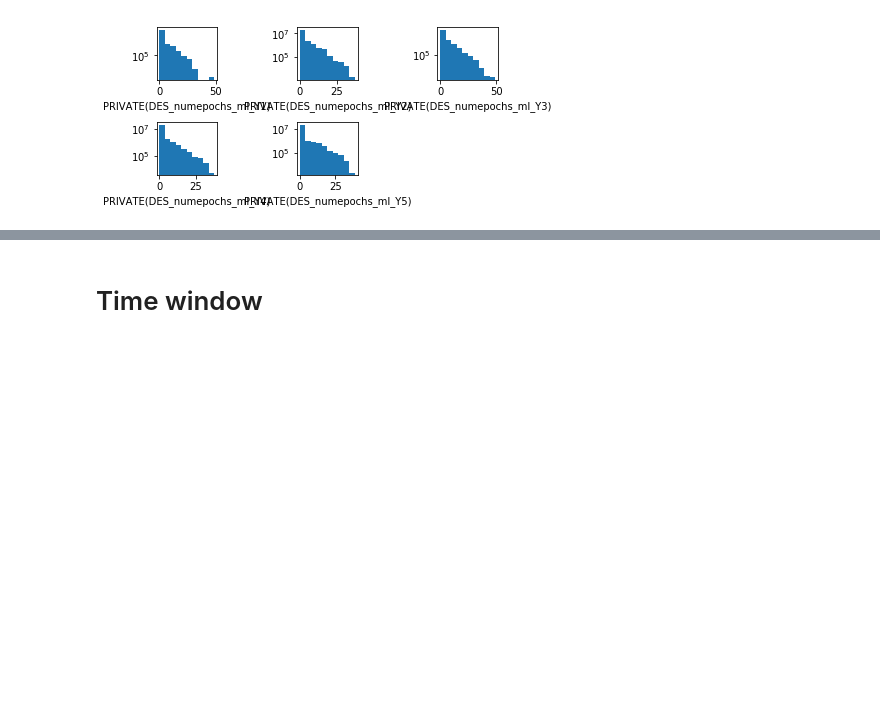
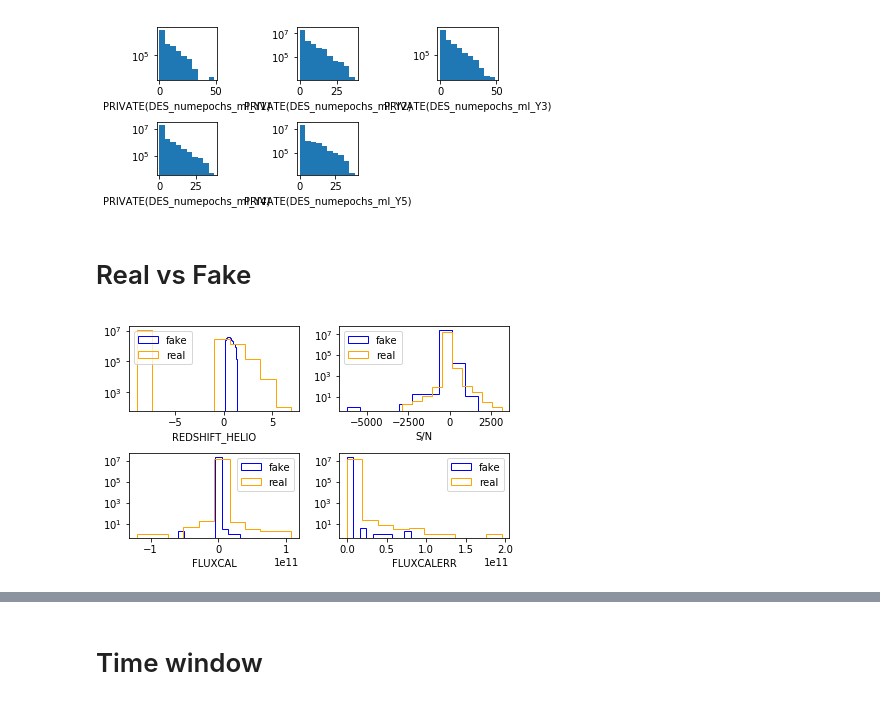
Before and after one commit to supernnova/DES_SNN, a Jupyter notebook: notebooks/data_skimming_options.ipynb, the cells around one changed output, grey strips where cells are left out. Saved outputs shown, nothing was run; the diff lists cells and outputs as text; code cells hidden in the pictures; blank space fills up the shorter version.

```diff
--- a/notebooks/data_skimming_options.ipynb
+++ b/notebooks/data_skimming_options.ipynb
@@ -94,0 +99,19 @@ fig.subplots_adjust(top=0.88)
+# %% [markdown]
+# Real vs Fake
+# %%
+# parameter distribution
+list_var = ["REDSHIFT_HELIO","S/N","FLUXCAL","FLUXCALERR"]
+fig = plt.figure()
+for i,var in enumerate(list_var):
+    ax=plt.subplot(2,2,i+1)
+    ax.hist(df_fake[var],histtype="step",color="blue",label='fake')
+    ax.hist(df_real[var],histtype="step",color="orange",label="real")
+    ax.set_xlabel(var)
+    ax.set_yscale("log")
+    ax.legend()
+#     print(var,df_fake[var].value_counts())
+fig.tight_layout()
+fig.subplots_adjust(top=0.88)
+plt.savefig("../dumps/general_figures/hist_fake_real.png")
+# %% [output]
+[figure, added]
```
Also changed, not shown: parts of 33 cells of this notebook, 5 other files.
